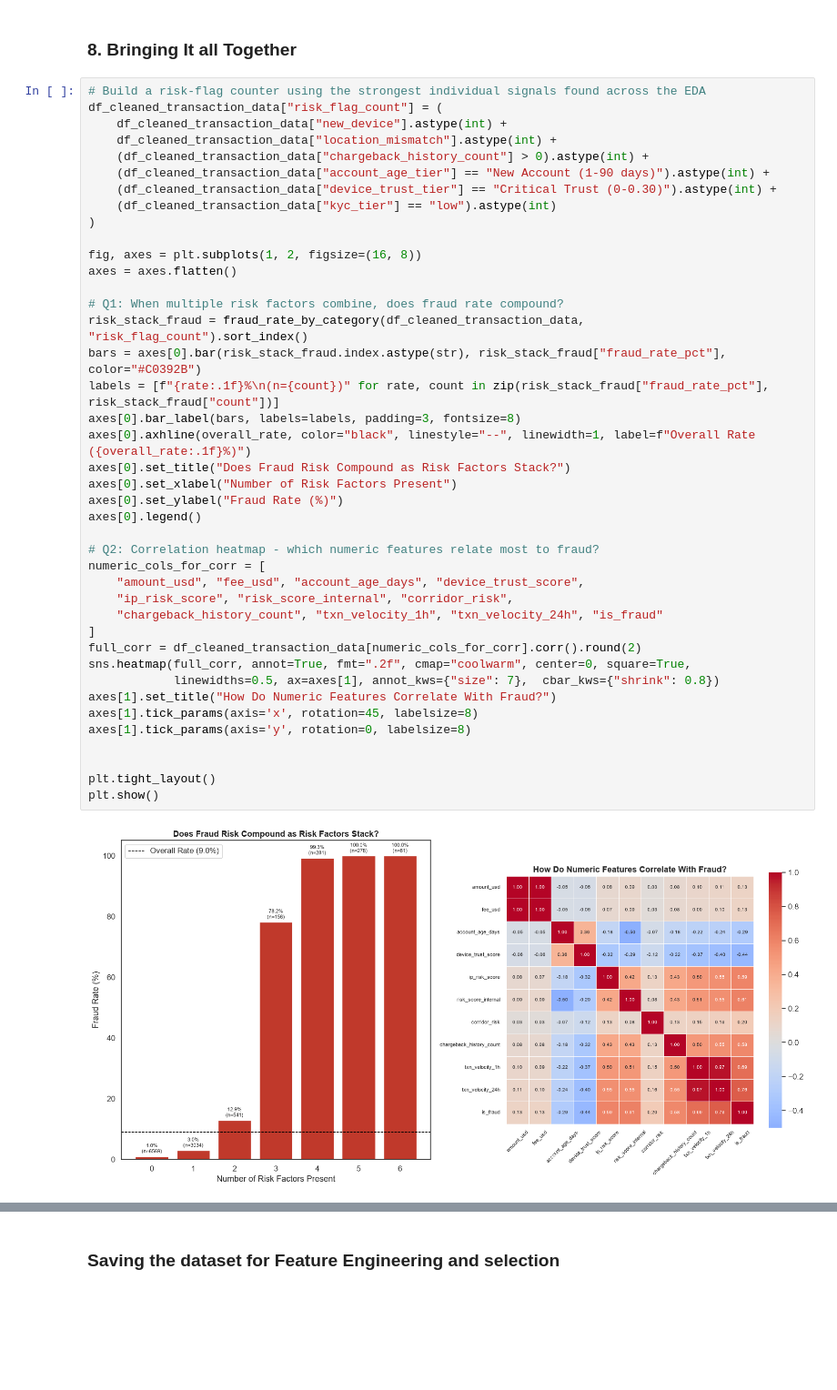
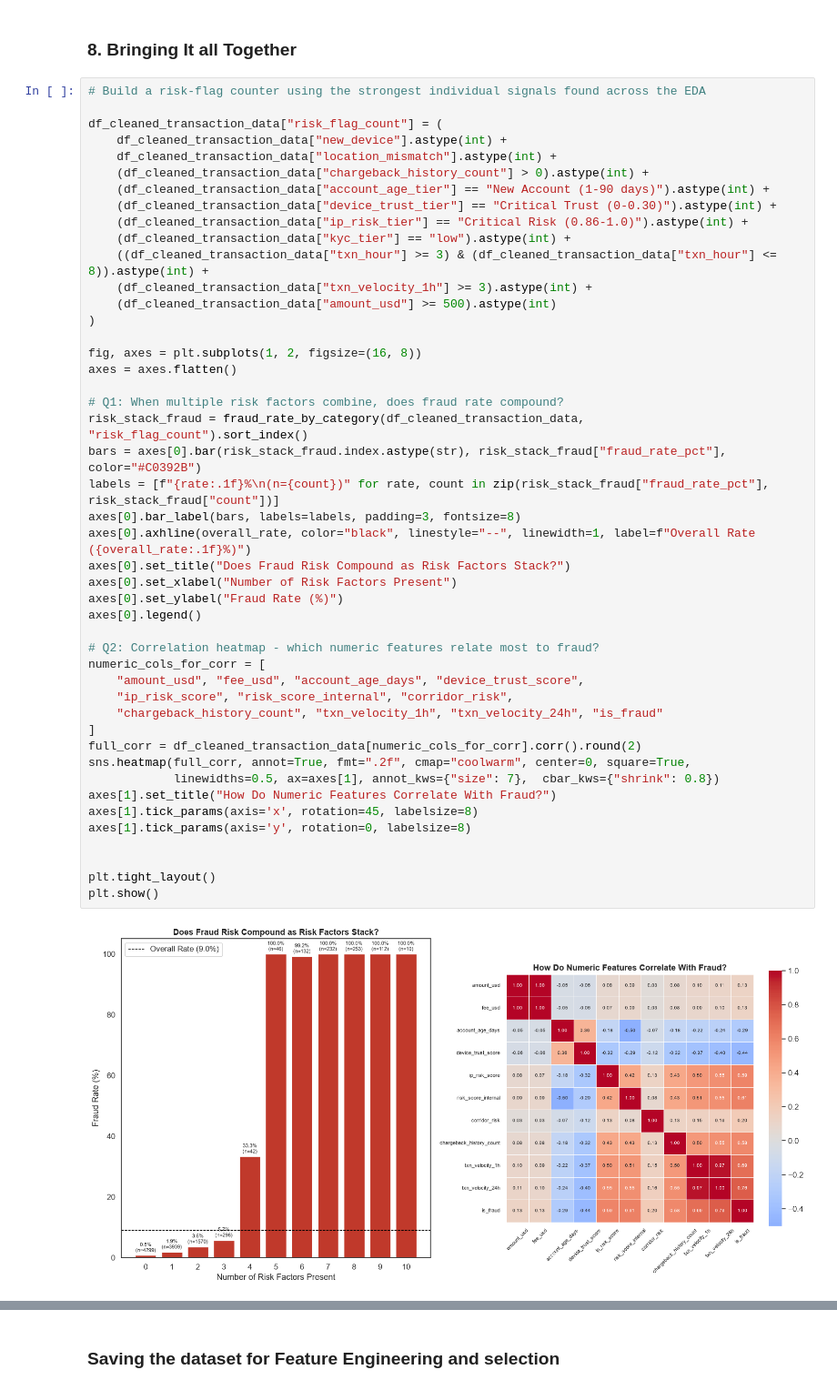
Before and after one commit to LeesiElekwa/Digital_Transfer_Fraud_Detection_System, a Jupyter notebook: Notebooks/ExploratoryAnalysis.ipynb, the cells around one changed output, grey strips where cells are left out. Shown at 91% size. Saved outputs shown, nothing was run; the diff lists cells and outputs as text; blank space fills up the shorter version.

Commit message:
Fix: Updated risk_count_flags to add more signals based on EDA findings

```diff
--- a/Notebooks/ExploratoryAnalysis.ipynb
+++ b/Notebooks/ExploratoryAnalysis.ipynb
@@ -865,45 +865,50 @@ The line plot confirms and sharpens the earlier finding: fraud risk begins climb
 ### 8. Bringing It all Together
 # %%
 # Build a risk-flag counter using the strongest individual signals found across the EDA
+
 df_cleaned_transaction_data["risk_flag_count"] = (
     df_cleaned_transaction_data["new_device"].astype(int) +
     df_cleaned_transaction_data["location_mismatch"].astype(int) +
     (df_cleaned_transaction_data["chargeback_history_count"] > 0).astype(int) +
     (df_cleaned_transaction_data["account_age_tier"] == "New Account (1-90 days)").astype(int) +
     (df_cleaned_transaction_data["device_trust_tier"] == "Critical Trust (0-0.30)").astype(int) +
-    (df_cleaned_transaction_data["kyc_tier"] == "low").astype(int)
+    (df_cleaned_transaction_data["ip_risk_tier"] == "Critical Risk (0.86-1.0)").astype(int) +
+    (df_cleaned_transaction_data["kyc_tier"] == "low").astype(int) +
+    ((df_cleaned_transaction_data["txn_hour"] >= 3) & (df_cleaned_transaction_data["txn_hour"] <= 8)).astype(int) +
+    (df_cleaned_transaction_data["txn_velocity_1h"] >= 3).astype(int) +
+    (df_cleaned_transaction_data["amount_usd"] >= 500).astype(int)
 )
 
 fig, axes = plt.subplots(1, 2, figsize=(16, 8))
 axes = axes.flatten()
 
 # Q1: When multiple risk factors combine, does fraud rate compound?
 risk_stack_fraud = fraud_rate_by_category(df_cleaned_transaction_data, "risk_flag_count").sort_index()
 bars = axes[0].bar(risk_stack_fraud.index.astype(str), risk_stack_fraud["fraud_rate_pct"], color="#C0392B")
 labels = [f"{rate:.1f}%\n(n={count})" for rate, count in zip(risk_stack_fraud["fraud_rate_pct"], risk_stack_fraud["count"])]
 axes[0].bar_label(bars, labels=labels, padding=3, fontsize=8)
 axes[0].axhline(overall_rate, color="black", linestyle="--", linewidth=1, label=f"Overall Rate ({overall_rate:.1f}%)")
 axes[0].set_title("Does Fraud Risk Compound as Risk Factors Stack?")
 axes[0].set_xlabel("Number of Risk Factors Present")
 axes[0].set_ylabel("Fraud Rate (%)")
 axes[0].legend()
 
 # Q2: Correlation heatmap - which numeric features relate most to fraud?
 numeric_cols_for_corr = [
     "amount_usd", "fee_usd", "account_age_days", "device_trust_score",
     "ip_risk_score", "risk_score_internal", "corridor_risk",
     "chargeback_history_count", "txn_velocity_1h", "txn_velocity_24h", "is_fraud"
 ]
 full_corr = df_cleaned_transaction_data[numeric_cols_for_corr].corr().round(2)
 sns.heatmap(full_corr, annot=True, fmt=".2f", cmap="coolwarm", center=0, square=True,
             linewidths=0.5, ax=axes[1], annot_kws={"size": 7},  cbar_kws={"shrink": 0.8})
 axes[1].set_title("How Do Numeric Features Correlate With Fraud?")
 axes[1].tick_params(axis='x', rotation=45, labelsize=8)
 axes[1].tick_params(axis='y', rotation=0, labelsize=8)
 
 
 plt.tight_layout()
 plt.show()
 # %% [output]
-[figure, old version]
+[figure, new version]
 # %% [markdown]
```
Also changed, not shown: parts of 1 cell of this notebook.
